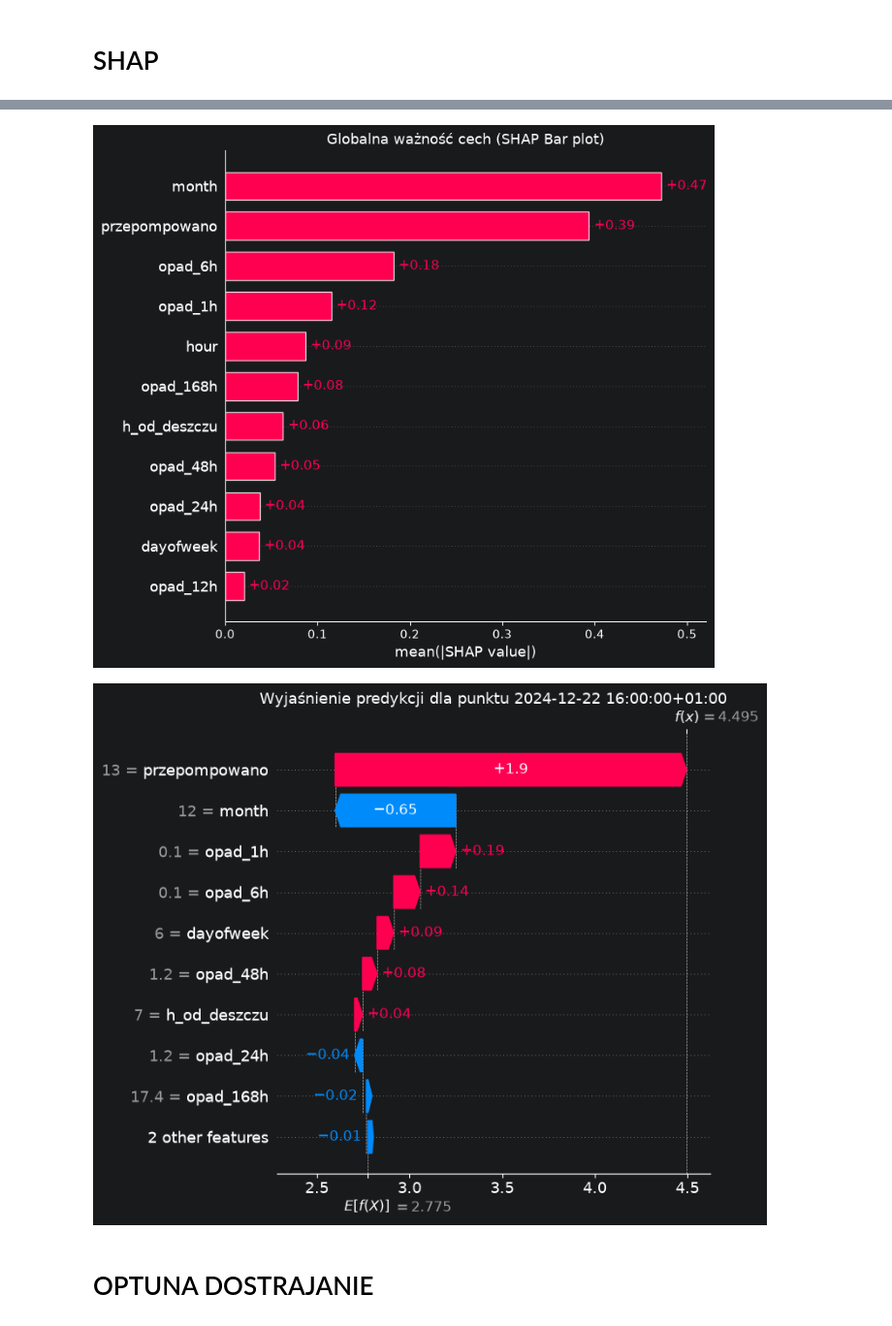
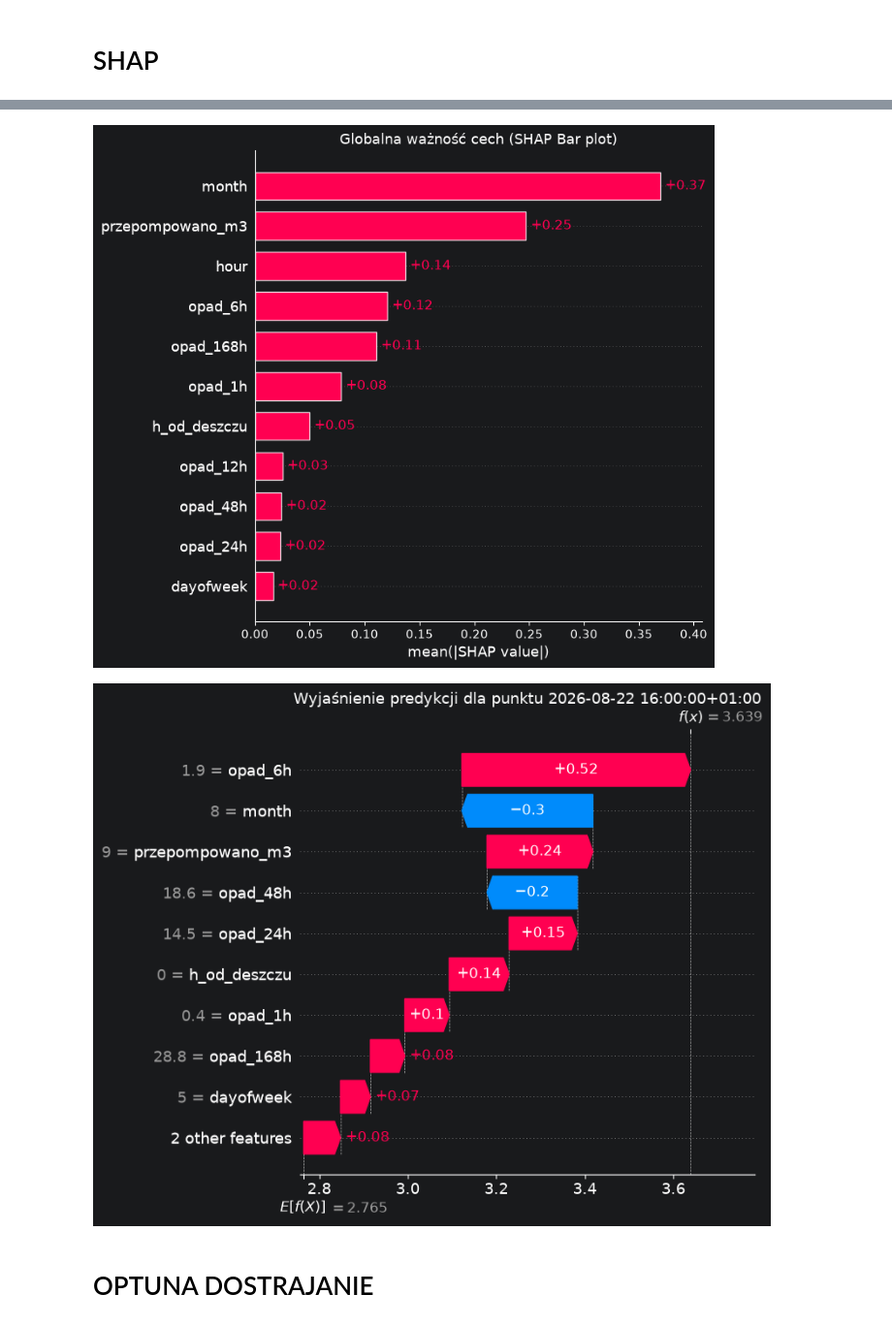
Before and after one commit to mxrtaaa/Hackaton_Smart_Water_Challenge_2026, a Jupyter notebook: models/final/lightgbm_rybnik_pnb1.ipynb, the cells around one changed output, grey strips where cells are left out. Shown at 97% size. Drawn from its saved outputs; the diff is of its cells as text; code cells hidden in the pictures.

```diff
--- a/models/final/lightgbm_rybnik_pnb1.ipynb
+++ b/models/final/lightgbm_rybnik_pnb1.ipynb
@@ -65,19 +50,18 @@ features = [
     # Opady
     "opad_1h", "opad_6h", "opad_12h",
     "opad_24h", "opad_48h", "opad_168h",
-    "h_od_deszczu",
+    "h_od_deszczu", "przepompowano_m3"
 ]
 
-df_all = X_energia_pnb1[features].join([Y_przeplyw_pnb1, Y_energia_pnb1], how="inner")
+df_all = X_energia_pnb1[features].join([Y_energia_pnb1], how="inner")
 
 # Odrzucenie ewentualnych wierszy z brakami po złączeniu
 df_all = df_all.dropna()
 
 # Rozdzielenie na X i y z gwarancją zgodności wiersz po wierszu
-target_col = Y_energia_pnb1.name  # np. 'zuzycie_energii'
+target_col = Y_energia_pnb1.name
 X = df_all.drop(columns=[target_col])
 y = df_all[target_col]
-
 # Weryfikacja: teraz len(X) == len(y) bez wyjątku
 print(f"Liczba próbek po dopasowaniu: {len(X)}")
 
@@ -211,5 +195,5 @@ plt.show()
 # %%
 from SHAP import generate_shap_from_tree
 
-generate_shap_from_tree(lgbm_q,X_test,date_with_time="2024-12-22 16:00:00")
+generate_shap_from_tree(lgbm_q,X_test,date_with_time="2026-08-22 16:00:00")
 # %% [output]
@@ -217,5 +201,5 @@ generate_shap_from_tree(lgbm_q,X_test,date_with_time="2024-12-22 16:00:00")
-[figure, old version]
+[figure, new version]
-[figure, old version]
+[figure, new version]
 # %% [markdown]
 # OPTUNA DOSTRAJANIE
 # %%
```
Also changed, not shown: parts of 9 cells of this notebook, 7 other files.
